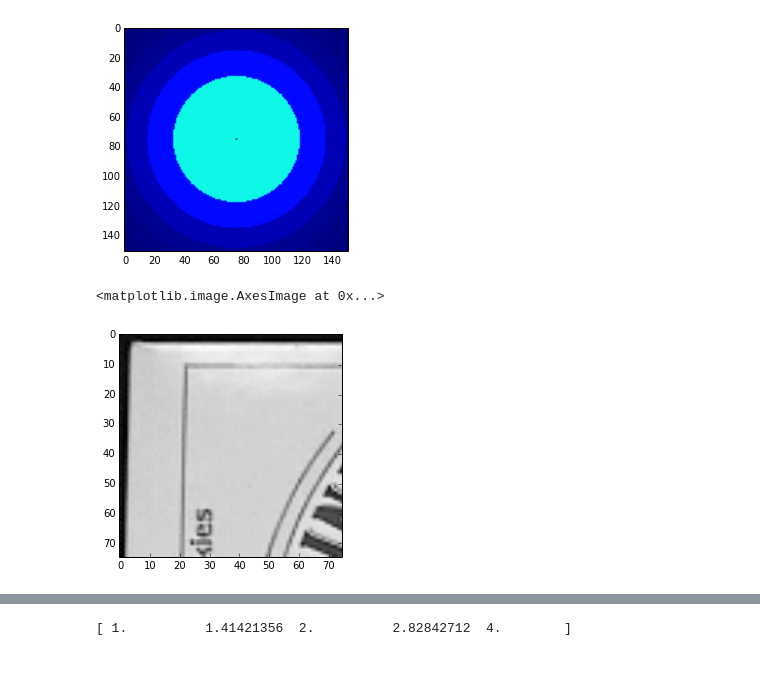
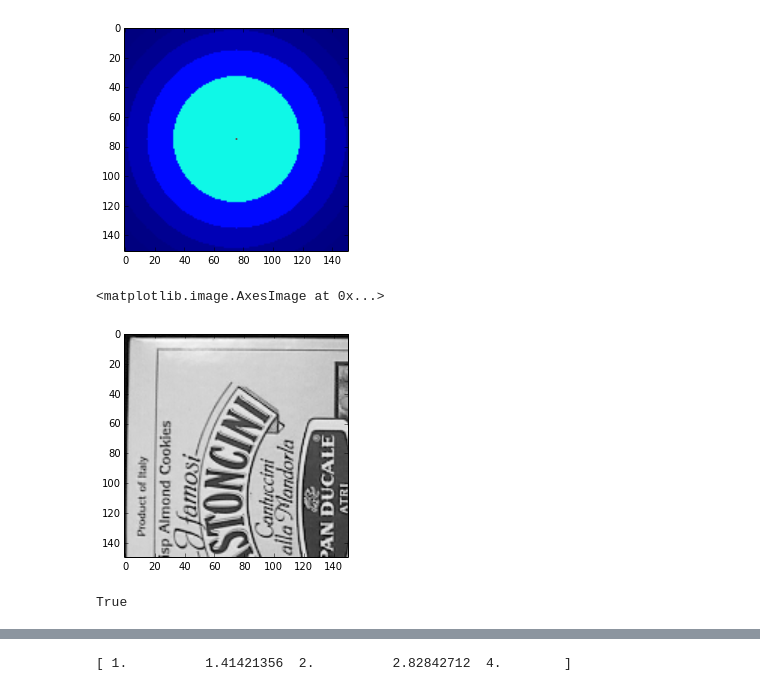
Before and after one commit to ronenabr/computer_vision_course, a Jupyter notebook: SIFT.ipynb, the cells around one changed output, grey strips where cells are left out. Drawn from its saved outputs; the diff is of its cells as text; code cells hidden in the pictures.

```diff
--- a/SIFT.ipynb
+++ b/SIFT.ipynb
@@ -22,11 +24,15 @@ imshow( gauss_filter(30))
 <matplotlib.image.AxesImage at 0x...>
 [figure]
 # %%
-img1 = cv2.imread(os.path.join(opencv_examples,"box.png"),0)[:75,:75]
+img1 = cv2.imread(os.path.join(opencv_examples,"box.png"),0)[:150,:150]
 imshow(img1, cmap='gray')
 # %% [output]
 <matplotlib.image.AxesImage at 0x...>
-[figure, old version]
+[figure, new version]
+# %%
+cv2.imwrite("/home/ronen/temp/cv2image.tif",img1)
+# %% [output]
+True
 # %%
 def make_odd(i):
     if i%2 == 0:
```
Also changed, not shown: parts of 29 cells of this notebook, 9 other files.
